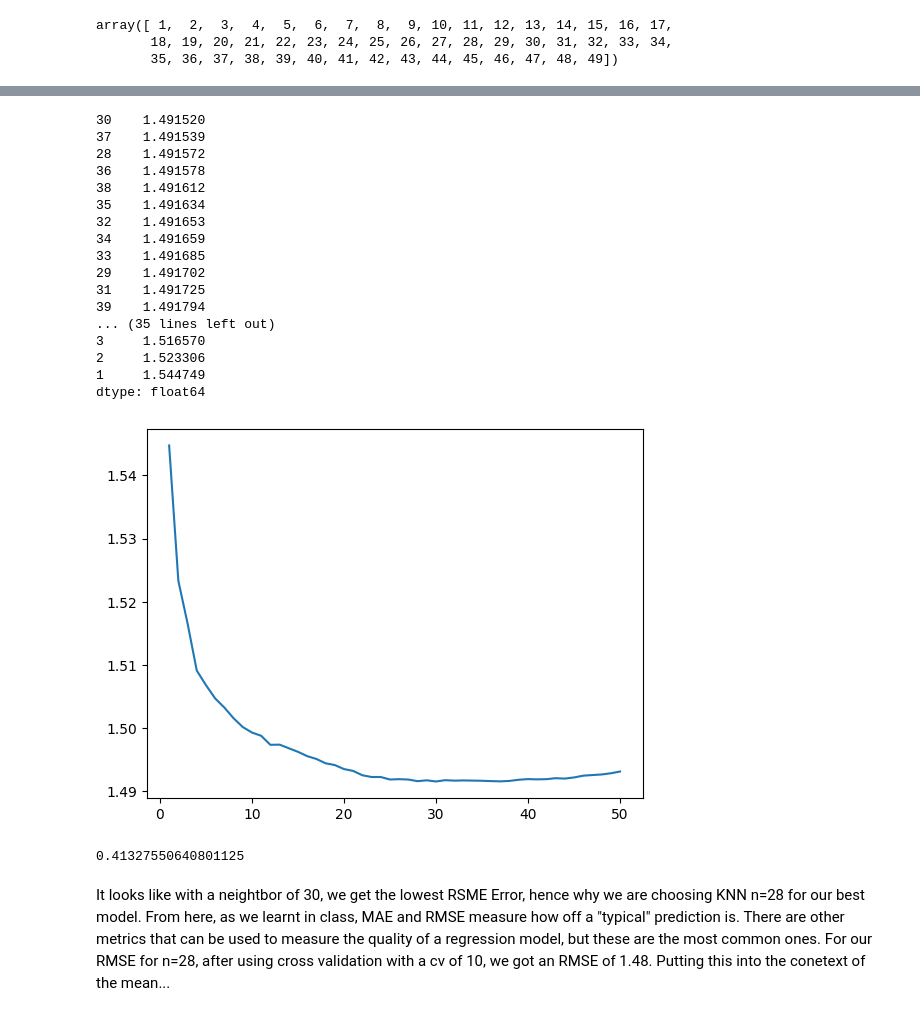
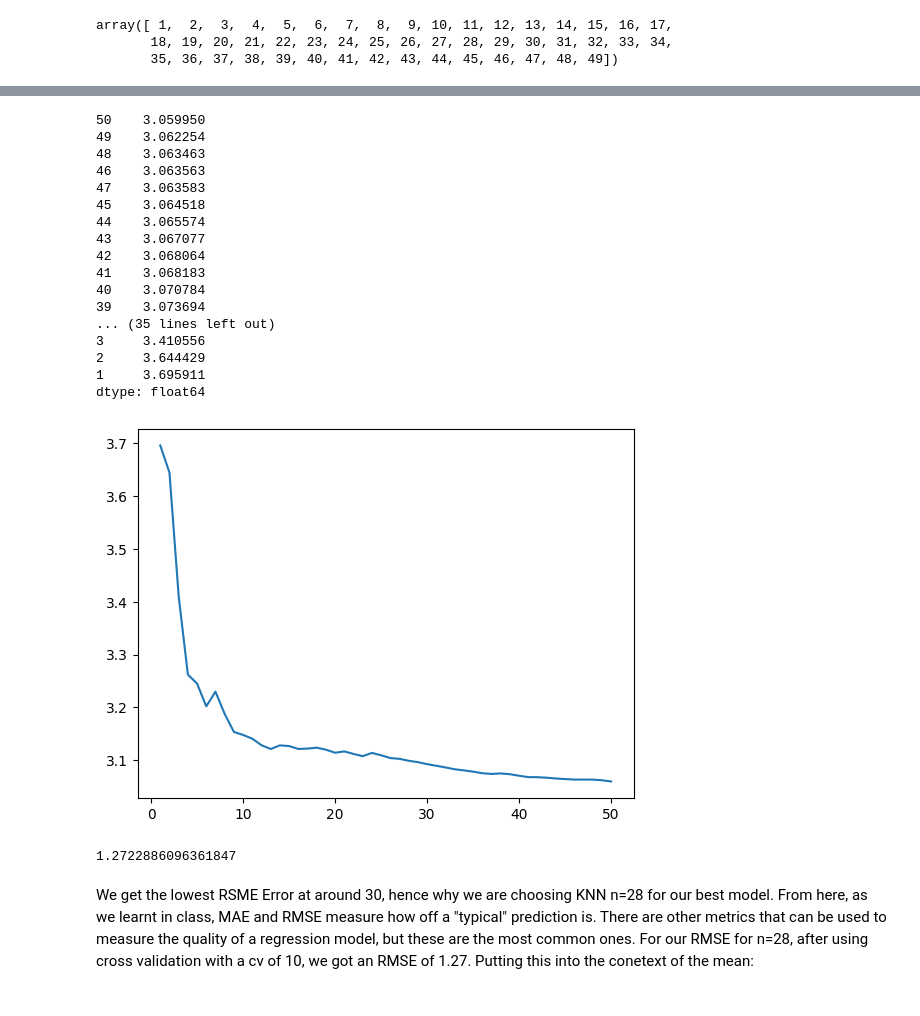
Before and after one commit to 21percentme/21percentme.github.io, a Jupyter notebook: Final_Milesone.ipynb, the cells around one changed output, grey strips where cells are left out. Saved outputs shown, nothing was run; the diff lists cells and outputs as text; code cells hidden in the pictures.

Commit message:
Improved models

```diff
--- a/Final_Milesone.ipynb
+++ b/Final_Milesone.ipynb
@@ -820 +694,8 @@ y_train = genreSplit["Genre"]
+# %%
+from sklearn.model_selection import train_test_split
+
+X = genreSplit[['playtime', 'achievements_count', 'Global_Sales', 'rating']]
+y = genreSplit["Genre"]
+
+X_train, X_test, y_train, y_test = train_test_split(X, y, test_size=0.2, random_state=42)
 # %%
@@ -887,0 +753,20 @@ Now we have a datafram with the vidoe game data by genre, and we can start train
+# %%
+from sklearn.dummy import DummyClassifier
+
+random_scores = []
+random_f1 = []
+
+for k in range(1, 50):
+    # Train and fit the model
+    random_classifier = DummyClassifier(strategy="uniform")
+    random_classifier.fit(X_train_sc, y_train)
+
+    # Convert X_test to NumPy array before making predictions
+    X_test_sc = scaler.transform(X_test_np)
+    y_pred = random_classifier.predict(X_test)
+
+    # Add accuracy score to a list
+    random_scores.append(accuracy_score(y_test_pred, y_test))
+
+    # F1 score is essentially binary, so we must do S or not S, add to list
+    random_f1.append(f1_score(y_test, y_test_pred, average='weighted', labels=genreSplit["Genre"]))
@@ -890,5 +793,5 @@ Since there was little correlation on the how sale, number of achivment, and rev
 # %%
-sales = g.drop(columns = ["Name"])
+sales = merged.drop(columns = ["Name", "Rank", "id", "genres"])
 sales = sales.dropna()
-sales
+sales.info()
 # %% [output]
@@ -935,44 +823,44 @@ from sklearn.model_selection import cross_val_score
 # %%
-features = ["North America", "Genre", "Platform","Publisher"]
+features = ["Genre", "Platform", "Publisher", "rating", "metacritic", "playtime", "achievements_count"]
 X_train_dict = sales[features].to_dict(orient="records")
 y_train = sales['Global_Sales']
 
 def get_cv_error(k):
     vec = DictVectorizer(sparse=False)
     model = KNeighborsRegressor(n_neighbors=k)
     pipeline = Pipeline([("vectorizer", vec), ("fit", model)])
     mse = np.sqrt(np.mean(-cross_val_score(
         pipeline, X_train_dict, y_train,
         cv=10, scoring="neg_mean_squared_error"
     )))
     return mse
 
 
 ks = pd.Series(range(1, 51))
 ks.index = range(1, 51)
 test_errs = ks.apply(get_cv_error)
 
 test_errs.plot.line()
 test_errs.sort_values()
 # %% [output]
-30    1.491520
-37    1.491539
-28    1.491572
-36    1.491578
-38    1.491612
-35    1.491634
-32    1.491653
-34    1.491659
-33    1.491685
-29    1.491702
-31    1.491725
-39    1.491794
+50    3.059950
+49    3.062254
+48    3.063463
+46    3.063563
+47    3.063583
+45    3.064518
+44    3.065574
+43    3.067077
+42    3.068064
+41    3.068183
+40    3.070784
+39    3.073694
 ... (35 lines left out)
-3     1.516570
-2     1.523306
-1     1.544749
+3     3.410556
+2     3.644429
+1     3.695911
 dtype: float64
-[figure, old version]
+[figure, new version]
 # %%
 vec = DictVectorizer(sparse=False)
 model = KNeighborsRegressor(n_neighbors=30)
@@ -983,6 +871,6 @@ mae = (np.mean(-cross_val_score(
 )))
 mae
 # %% [output]
-0.41327550640801125
+1.2722886096361847
 # %% [markdown]
-It looks like with a neightbor of 30, we get the lowest RSME Error, hence why we are choosing KNN n=28 for our best model. From here, as we learnt in class, MAE and RMSE measure how off a "typical" prediction is. There are other metrics that can be used to measure the quality of a regression model, but these are the most common ones. For our RMSE for n=28, after using cross validation with a cv of 10, we got an RMSE of 1.48. Putting this into the conetext of the mean...
+We get the lowest RSME Error at around 30, hence why we are choosing KNN n=28 for our best model. From here, as we learnt in class, MAE and RMSE measure how off a "typical" prediction is. There are other metrics that can be used to measure the quality of a regression model, but these are the most common ones. For our RMSE for n=28, after using cross validation with a cv of 10, we got an RMSE of 1.27. Putting this into the conetext of the mean:
```
Also changed, not shown: parts of 43 cells of this notebook.
